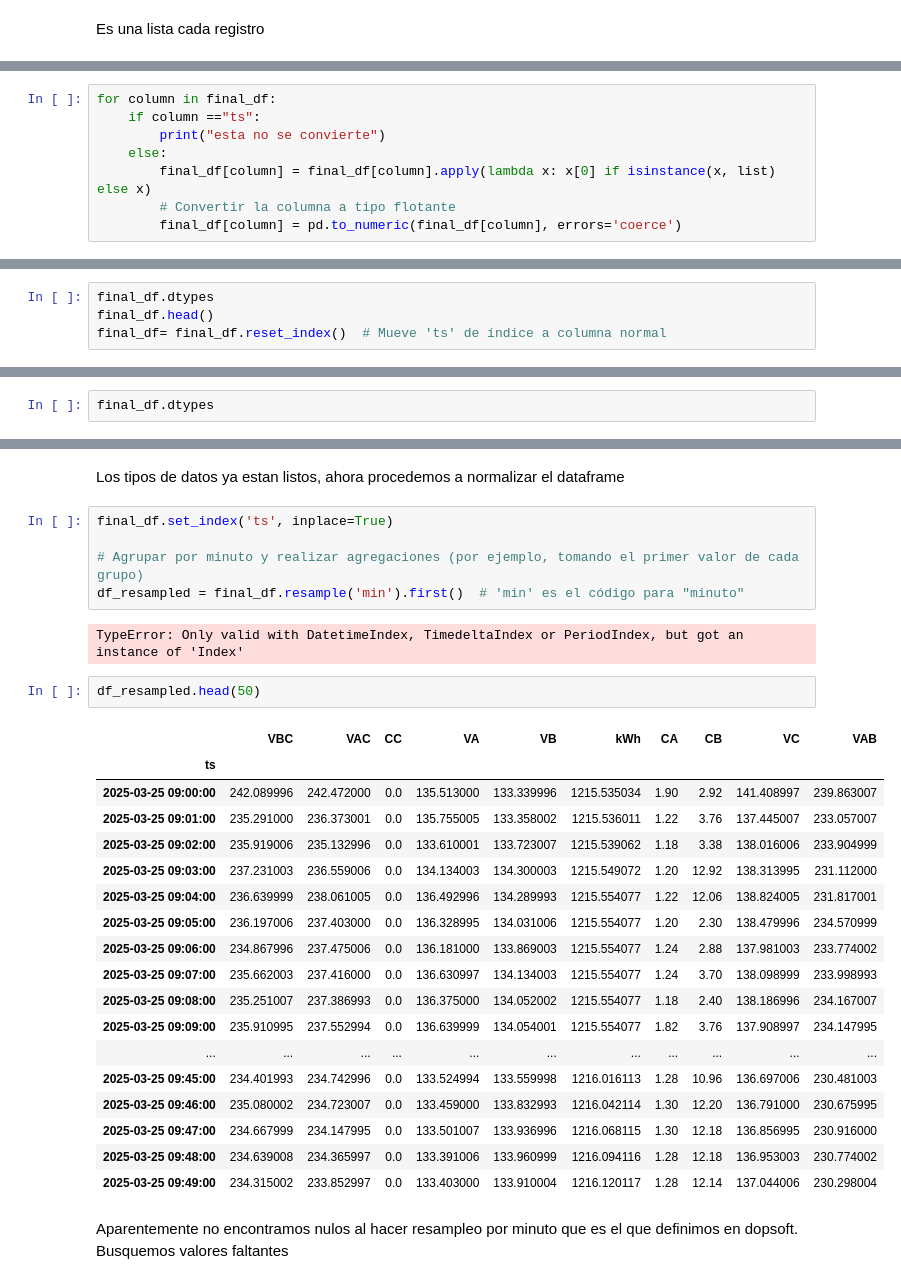
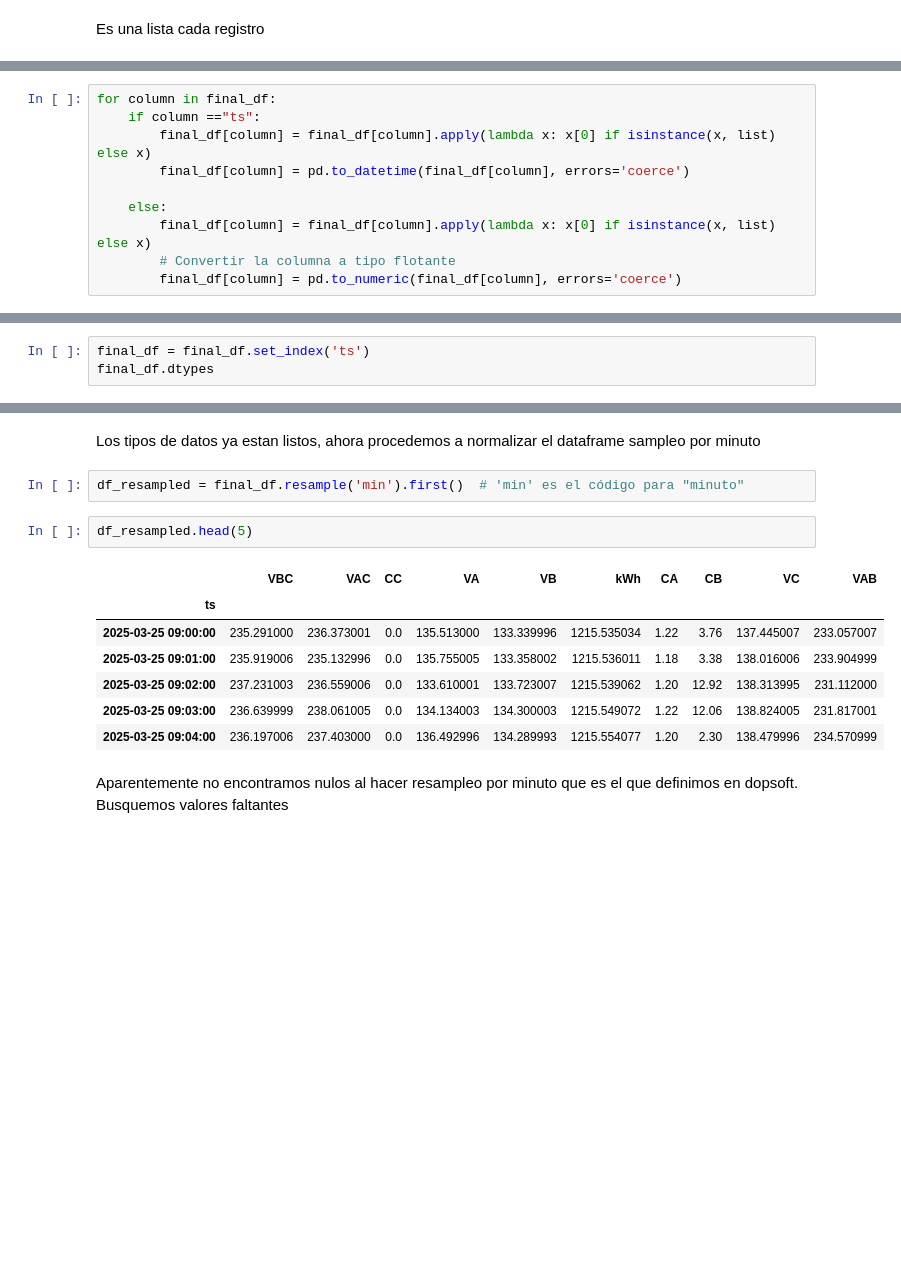
Before and after one commit to jose1645/AWS-HMI, a Jupyter notebook: Notebooks/Escaneo_data_mqtt.ipynb, the cells around one changed output, grey strips where cells are left out. Drawn from its saved outputs; the diff is of its cells as text; blank space fills up the shorter version.

```diff
--- a/Notebooks/Escaneo_data_mqtt.ipynb
+++ b/Notebooks/Escaneo_data_mqtt.ipynb
@@ -233,7 +132,9 @@ Name: VBC, Length: 4174, dtype: object
 # %%
 for column in final_df:
     if column =="ts":
-        print("esta no se convierte")
+        final_df[column] = final_df[column].apply(lambda x: x[0] if isinstance(x, list) else x)
+        final_df[column] = pd.to_datetime(final_df[column], errors='coerce')
+
     else:
         final_df[column] = final_df[column].apply(lambda x: x[0] if isinstance(x, list) else x)
         # Convertir la columna a tipo flotante
@@ -243,4 +141,0 @@ esta no se convierte
-# %%
-final_df.dtypes
-final_df.head()
-final_df= final_df.reset_index()  # Mueve 'ts' de índice a columna normal
@@ -247,3 +144,4 @@ final_df= final_df.reset_index()  # Mueve 'ts' de índice a columna normal
 # %%
+final_df = final_df.set_index('ts')
 final_df.dtypes
 # %% [output]
@@ -262,34 +158,18 @@ VAB      float64
 dtype: object
 # %% [markdown]
-Los tipos de datos ya estan listos, ahora procedemos a normalizar el dataframe
+Los tipos de datos ya estan listos, ahora procedemos a normalizar el dataframe sampleo por minuto
 # %%
-final_df.set_index('ts', inplace=True)
-
-# Agrupar por minuto y realizar agregaciones (por ejemplo, tomando el primer valor de cada grupo)
 df_resampled = final_df.resample('min').first()  # 'min' es el código para "minuto"
-# %% [output]
-TypeError: Only valid with DatetimeIndex, TimedeltaIndex or PeriodIndex, but got an instance of 'Index'
 # %%
-df_resampled.head(50)
+df_resampled.head(5)
 # %% [output]
 |  | VBC | VAC | CC | VA | VB | kWh | CA | CB | VC | VAB |
 | ts |  |  |  |  |  |  |  |  |  |  |
-| 2025-03-25 09:00:00 | 242.089996 | 242.472000 | 0.0 | 135.513000 | 133.339996 | 1215.535034 | 1.90 | 2.92 | 141.408997 | 239.863007 |
-| 2025-03-25 09:01:00 | 235.291000 | 236.373001 | 0.0 | 135.755005 | 133.358002 | 1215.536011 | 1.22 | 3.76 | 137.445007 | 233.057007 |
-| 2025-03-25 09:02:00 | 235.919006 | 235.132996 | 0.0 | 133.610001 | 133.723007 | 1215.539062 | 1.18 | 3.38 | 138.016006 | 233.904999 |
-| 2025-03-25 09:03:00 | 237.231003 | 236.559006 | 0.0 | 134.134003 | 134.300003 | 1215.549072 | 1.20 | 12.92 | 138.313995 | 231.112000 |
-| 2025-03-25 09:04:00 | 236.639999 | 238.061005 | 0.0 | 136.492996 | 134.289993 | 1215.554077 | 1.22 | 12.06 | 138.824005 | 231.817001 |
-| 2025-03-25 09:05:00 | 236.197006 | 237.403000 | 0.0 | 136.328995 | 134.031006 | 1215.554077 | 1.20 | 2.30 | 138.479996 | 234.570999 |
-| 2025-03-25 09:06:00 | 234.867996 | 237.475006 | 0.0 | 136.181000 | 133.869003 | 1215.554077 | 1.24 | 2.88 | 137.981003 | 233.774002 |
-| 2025-03-25 09:07:00 | 235.662003 | 237.416000 | 0.0 | 136.630997 | 134.134003 | 1215.554077 | 1.24 | 3.70 | 138.098999 | 233.998993 |
-| 2025-03-25 09:08:00 | 235.251007 | 237.386993 | 0.0 | 136.375000 | 134.052002 | 1215.554077 | 1.18 | 2.40 | 138.186996 | 234.167007 |
-| 2025-03-25 09:09:00 | 235.910995 | 237.552994 | 0.0 | 136.639999 | 134.054001 | 1215.554077 | 1.82 | 3.76 | 137.908997 | 234.147995 |
-| ... | ... | ... | ... | ... | ... | ... | ... | ... | ... | ... |
-| 2025-03-25 09:45:00 | 234.401993 | 234.742996 | 0.0 | 133.524994 | 133.559998 | 1216.016113 | 1.28 | 10.96 | 136.697006 | 230.481003 |
-| 2025-03-25 09:46:00 | 235.080002 | 234.723007 | 0.0 | 133.459000 | 133.832993 | 1216.042114 | 1.30 | 12.20 | 136.791000 | 230.675995 |
-| 2025-03-25 09:47:00 | 234.667999 | 234.147995 | 0.0 | 133.501007 | 133.936996 | 1216.068115 | 1.30 | 12.18 | 136.856995 | 230.916000 |
-| 2025-03-25 09:48:00 | 234.639008 | 234.365997 | 0.0 | 133.391006 | 133.960999 | 1216.094116 | 1.28 | 12.18 | 136.953003 | 230.774002 |
-| 2025-03-25 09:49:00 | 234.315002 | 233.852997 | 0.0 | 133.403000 | 133.910004 | 1216.120117 | 1.28 | 12.14 | 137.044006 | 230.298004 |
+| 2025-03-25 09:00:00 | 235.291000 | 236.373001 | 0.0 | 135.513000 | 133.339996 | 1215.535034 | 1.22 | 3.76 | 137.445007 | 233.057007 |
+| 2025-03-25 09:01:00 | 235.919006 | 235.132996 | 0.0 | 135.755005 | 133.358002 | 1215.536011 | 1.18 | 3.38 | 138.016006 | 233.904999 |
+| 2025-03-25 09:02:00 | 237.231003 | 236.559006 | 0.0 | 133.610001 | 133.723007 | 1215.539062 | 1.20 | 12.92 | 138.313995 | 231.112000 |
+| 2025-03-25 09:03:00 | 236.639999 | 238.061005 | 0.0 | 134.134003 | 134.300003 | 1215.549072 | 1.22 | 12.06 | 138.824005 | 231.817001 |
+| 2025-03-25 09:04:00 | 236.197006 | 237.403000 | 0.0 | 136.492996 | 134.289993 | 1215.554077 | 1.20 | 2.30 | 138.479996 | 234.570999 |
 # %% [markdown]
 Aparentemente no encontramos nulos al hacer resampleo por minuto que es el que definimos en dopsoft. Busquemos valores faltantes
 # %%
```
Also changed, not shown: parts of 11 cells of this notebook.
